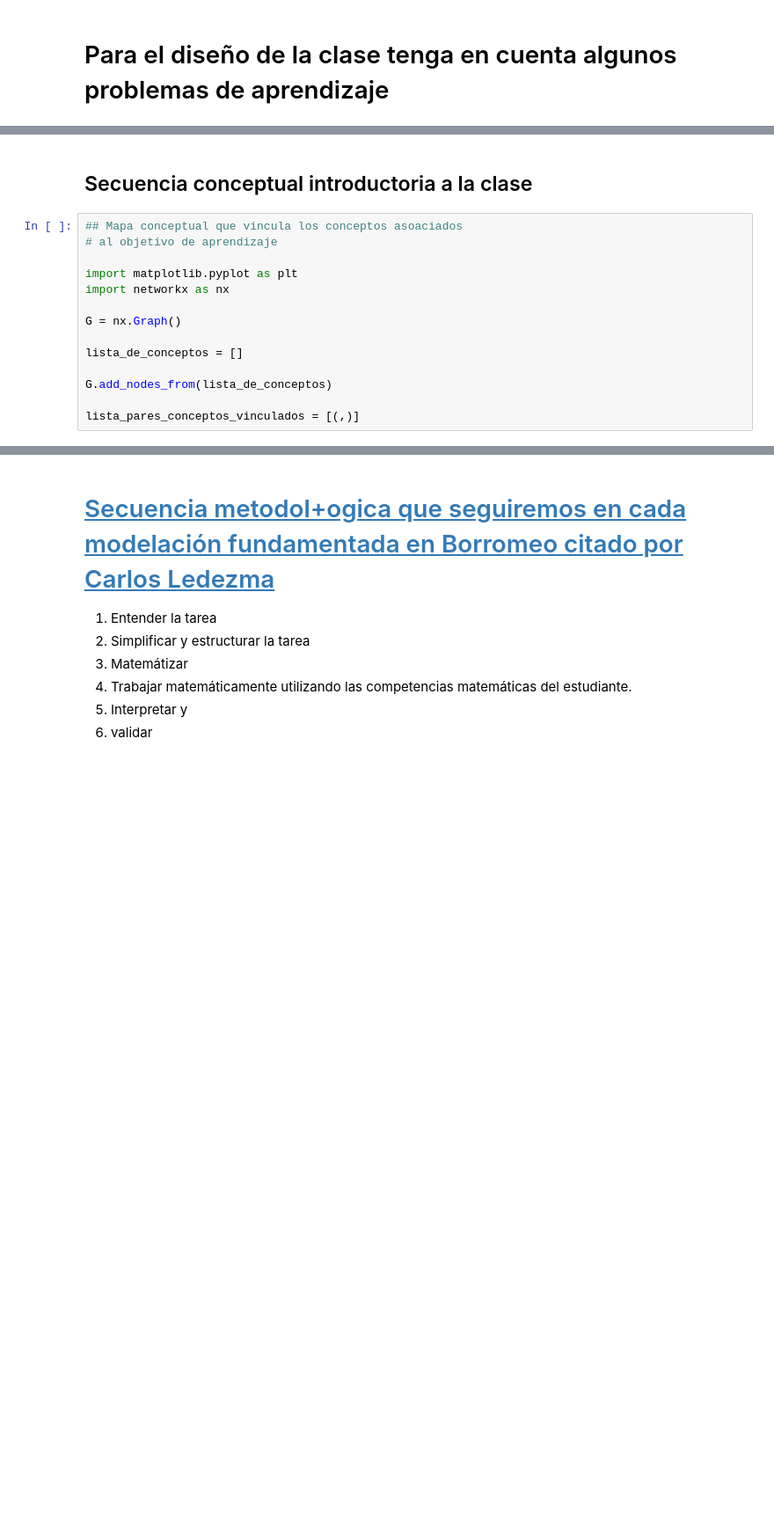
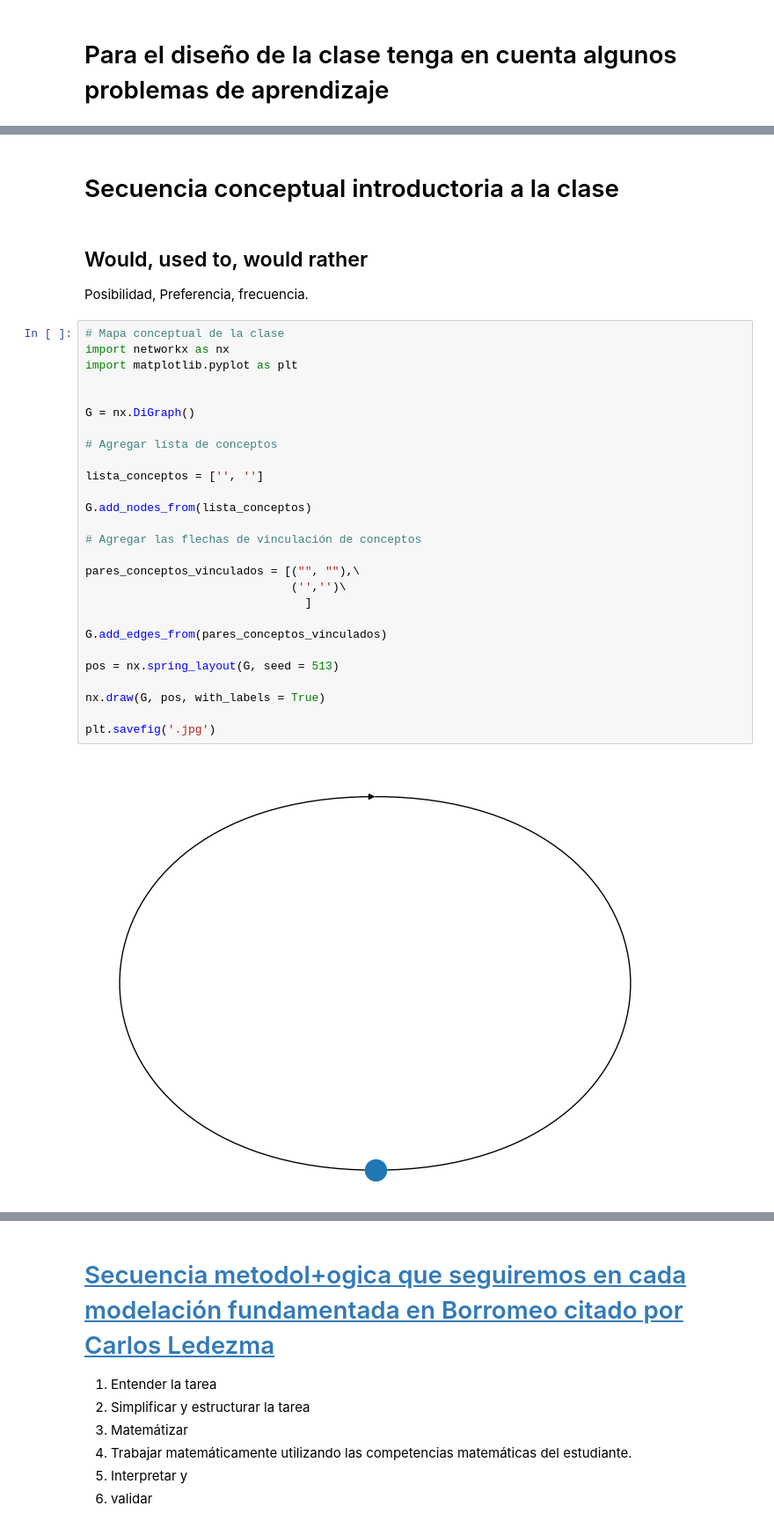
Before and after one commit to marco-canas/english_for_scientific_communication, a Jupyter notebook: A1/2_section/26_modal_verb_would_used_to_would_rather/1_modal_verbs_would_used_to_would_rather.ipynb, the cells around one changed output, grey strips where cells are left out. Shown at 88% size. Cells and saved outputs as stored; diff of their text form; blank space fills up the shorter version.

Commit message:
sigo con los ejemplos de utilización de los verbos modales would, used to, would rather

```diff
--- a/A1/2_section/26_modal_verb_would_used_to_would_rather/1_modal_verbs_would_used_to_would_rather.ipynb
+++ b/A1/2_section/26_modal_verb_would_used_to_would_rather/1_modal_verbs_would_used_to_would_rather.ipynb
@@ -232,16 +213,35 @@ nx.draw(G, pos, with_labels = True)
 # %% [markdown]
-## Secuencia conceptual introductoria a la clase
+# Secuencia conceptual introductoria a la clase
-# %%
-## Mapa conceptual que vincula los conceptos asoaciados
-# al objetivo de aprendizaje
-
-import matplotlib.pyplot as plt
-import networkx as nx
-
-G = nx.Graph()
-
-lista_de_conceptos = []
-
-G.add_nodes_from(lista_de_conceptos)
-
-lista_pares_conceptos_vinculados = [(,)]
+# %% [markdown]
+## Would, used to, would rather
+
+Posibilidad, Preferencia, frecuencia.
+# %%
+# Mapa conceptual de la clase
+import networkx as nx
+import matplotlib.pyplot as plt
+
+
+G = nx.DiGraph()
+
+# Agregar lísta de conceptos
+
+lista_conceptos = ['', '']
+
+G.add_nodes_from(lista_conceptos)
+
+# Agregar las flechas de vinculación de conceptos
+
+pares_conceptos_vinculados = [("", ""),\
+                              ('','')\
+                                ]
+
+G.add_edges_from(pares_conceptos_vinculados)
+
+pos = nx.spring_layout(G, seed = 513)
+
+nx.draw(G, pos, with_labels = True)
+
+plt.savefig('.jpg')
+# %% [output]
+[figure, added]
```
Also changed, not shown: parts of 12 cells of this notebook, 2 other files.
